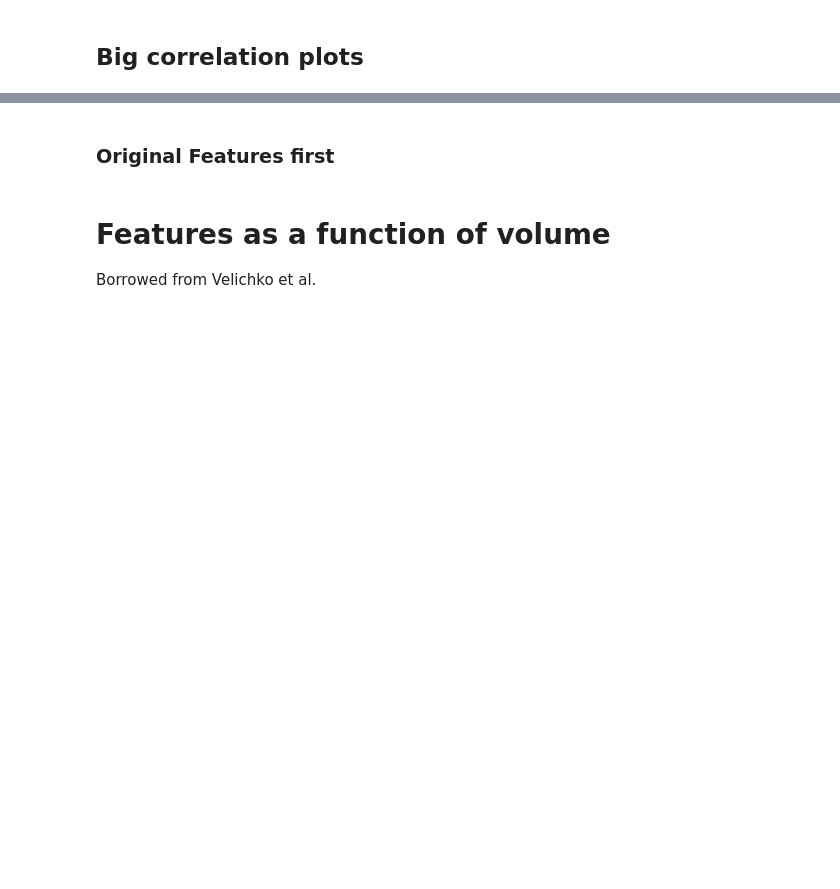
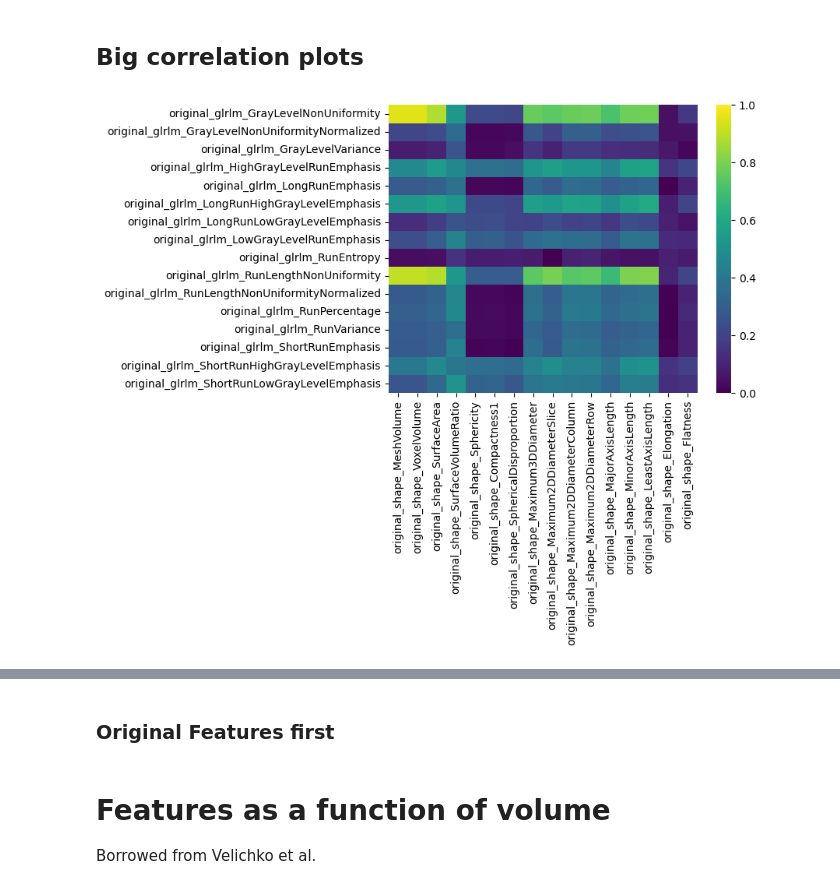
Before and after one commit to bhklab/readii_2_roqc, a Jupyter notebook: sandbox/visualization/radiomic_feature_correlations_2026.ipynb, the cells around one changed output, grey strips where cells are left out. Saved outputs shown, nothing was run; the diff lists cells and outputs as text; code cells hidden in the pictures; blank space fills up the shorter version.

Commit message:
feat: looked at select group of features from average correlations

```diff
--- a/sandbox/visualization/radiomic_feature_correlations_2026.ipynb
+++ b/sandbox/visualization/radiomic_feature_correlations_2026.ipynb
@@ -52 +52,19 @@ corr_df = pd.read_csv(self_corr_path, index_col=0)
 # cross_corr_df = pd.read_csv(cross_corr_path, index_col=0)
+# %%
+corr_file = Path("correlation") / "cross" / feature_method / feature_settings / f"{image_type_b}_vs_{image_type_a}_pearson.csv"
+
+radcure_correlations = pd.read_csv(dirs.RESULTS / "TCIA_RADCURE_windowed" / corr_file, index_col=0)
+hn1_correlations = pd.read_csv(dirs.RESULTS / "TCIA_HEAD-NECK-RADIOMICS-HN1_windowed" / corr_file, index_col=0)
+nsclc_correlations = pd.read_csv(dirs.RESULTS / "TCIA_NSCLC-Radiomics_windowed" / corr_file, index_col=0)
+
+corr_df = np.abs((radcure_correlations + hn1_correlations + nsclc_correlations) / 3)
+# %%
+select_df = corr_df.filter(regex="original_glrlm.*", axis=0).filter(regex="original_shape.*", axis=1)
+corr_ax = sns.heatmap(select_df,
+                        cmap='viridis',
+                        vmin=0,
+                        vmax=1,
+                        xticklabels=True,
+                        yticklabels=True)
+# %% [output]
+[figure, added]
```
Also changed, not shown: parts of 18 cells of this notebook.
